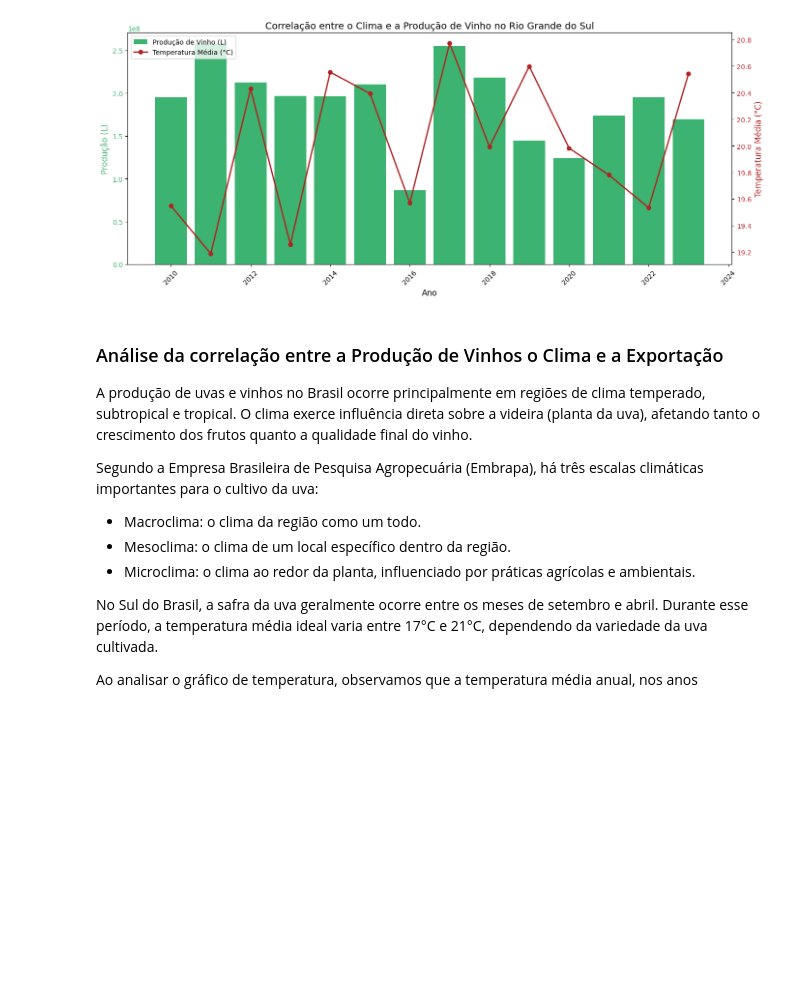
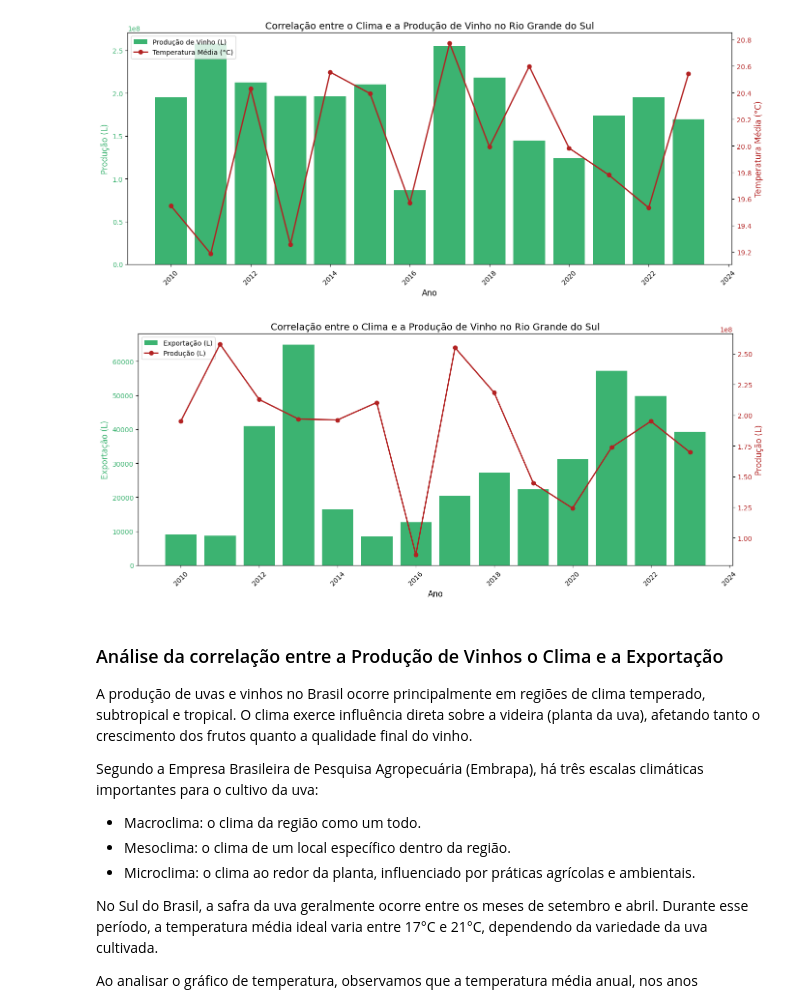
Before and after one commit to LaisST/FIAP_202501_HandsOn_data_analytics, a Jupyter notebook: Tech_Challenge_Clima_x_Exportacao.ipynb, the cells around one changed output. Drawn from its saved outputs; the diff is of its cells as text; code cells hidden in the pictures; blank space fills up the shorter version.

```diff
--- a/Tech_Challenge_Clima_x_Exportacao.ipynb
+++ b/Tech_Challenge_Clima_x_Exportacao.ipynb
@@ -485,6 +477,32 @@ plt.tight_layout()
 plt.show()
 # %% [output]
 [figure]
+# %%
+fig, ax1 = plt.subplots(figsize=(14, 6))
+
+# Barras: Quantidade exportada de vinho (litros)
+ax1.bar(clima_producao_exportacao['Ano'], clima_producao_exportacao['Exportação (L)'], color='mediumseagreen', label='Exportação (L)')
+ax1.set_xlabel('Ano', fontsize=12)
+ax1.set_ylabel('Exportação (L)', fontsize=12, color='mediumseagreen')
+ax1.tick_params(axis='y', labelcolor='mediumseagreen')
+ax1.set_title('Correlação entre o Clima e a Produção de Vinho no Rio Grande do Sul', fontsize=14)
+plt.xticks(rotation=45)
+
+# Criar segundo eixo y para a linha de Produção
+ax2 = ax1.twinx()
+ax2.plot(clima_producao_exportacao['Ano'], clima_producao_exportacao['Produção (L)'], color='firebrick', marker='o', linewidth=2, label='Produção (L)')
+ax2.set_ylabel('Produção (L)', fontsize=12, color='firebrick')
+ax2.tick_params(axis='y', labelcolor='firebrick')
+
+# Legendas combinadas
+lines_1, labels_1 = ax1.get_legend_handles_labels()
+lines_2, labels_2 = ax2.get_legend_handles_labels()
+ax1.legend(lines_1 + lines_2, labels_1 + labels_2, loc='upper left')
+
+plt.tight_layout()
+plt.show()
+# %% [output]
+[figure, added]
 # %% [markdown]
 ### Análise da correlação entre a Produção de Vinhos o Clima e a Exportação
 A produção de uvas e vinhos no Brasil ocorre principalmente em regiões de clima temperado, subtropical e tropical. O clima exerce influência direta sobre a videira (planta da uva), afetando tanto o crescimento dos frutos quanto a qualidade final do vinho.
```
Also changed, not shown: parts of 3 cells of this notebook.
